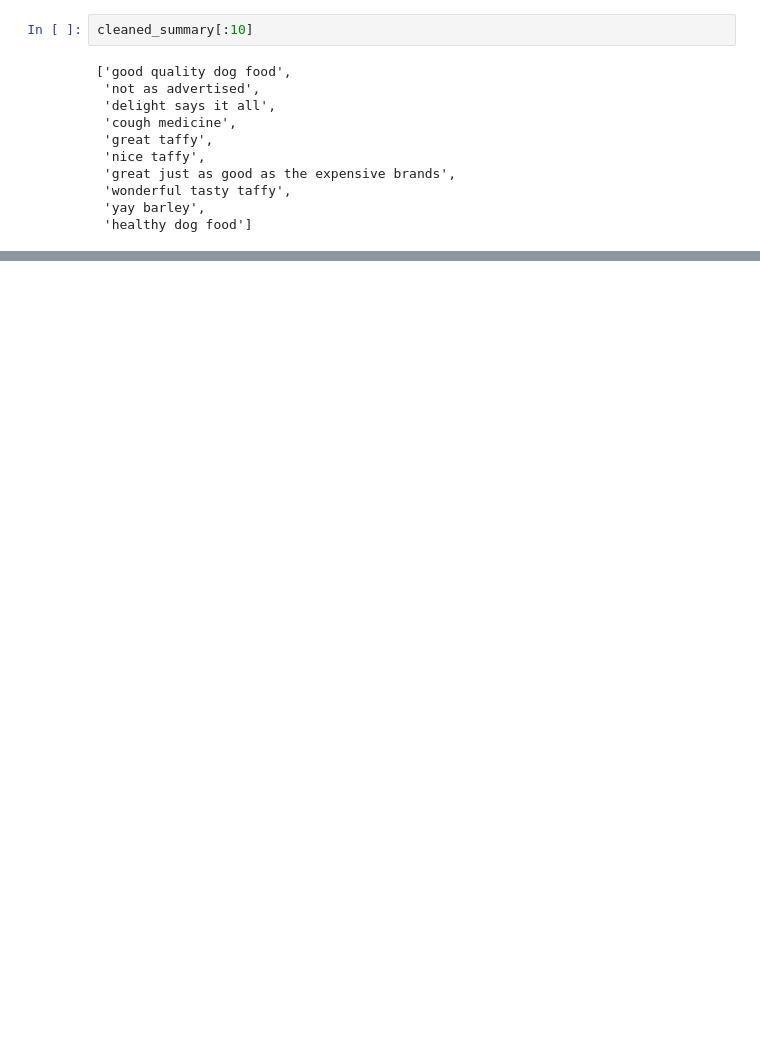
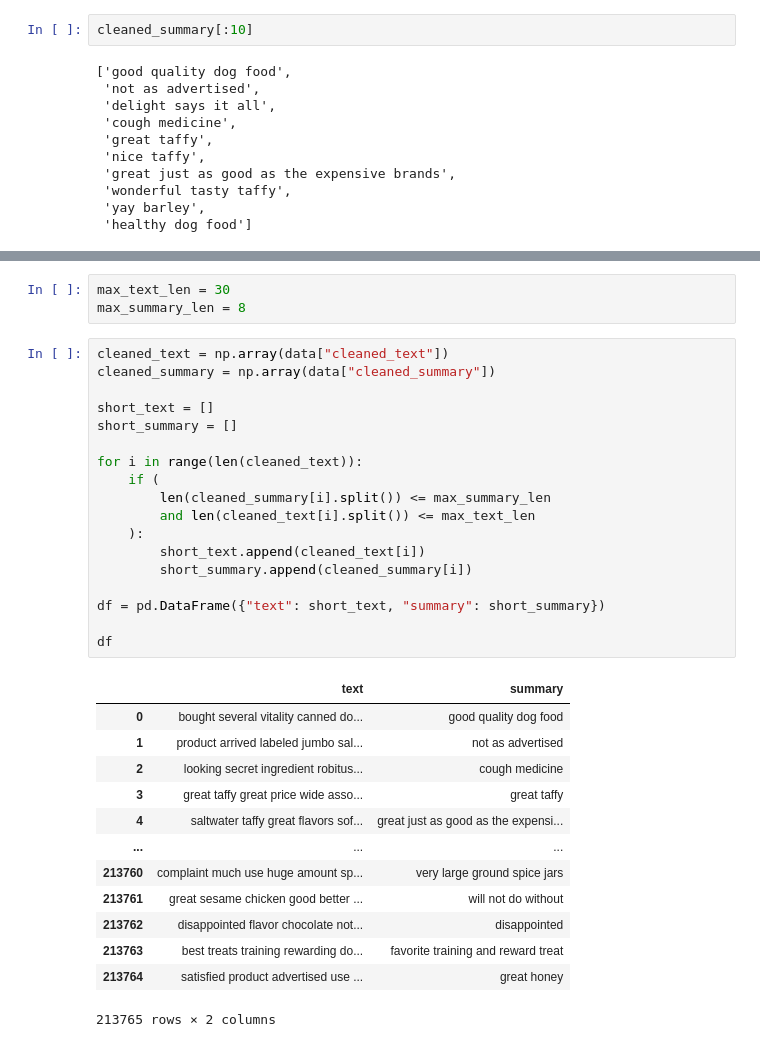
Before and after one commit to jeelmakani/nlp-text-summerization, a Jupyter notebook: text-summerize.ipynb, the cells around one changed output, grey strips where cells are left out. Saved outputs shown, nothing was run; the diff lists cells and outputs as text; blank space fills up the shorter version.

```diff
--- a/text-summerize.ipynb
+++ b/text-summerize.ipynb
@@ -204,0 +332,35 @@ data.dropna(axis=0,inplace=True)
+# %%
+max_text_len = 30
+max_summary_len = 8
+# %%
+cleaned_text = np.array(data["cleaned_text"])
+cleaned_summary = np.array(data["cleaned_summary"])
+
+short_text = []
+short_summary = []
+
+for i in range(len(cleaned_text)):
+    if (
+        len(cleaned_summary[i].split()) <= max_summary_len
+        and len(cleaned_text[i].split()) <= max_text_len
+    ):
+        short_text.append(cleaned_text[i])
+        short_summary.append(cleaned_summary[i])
+
+df = pd.DataFrame({"text": short_text, "summary": short_summary})
+
+df
+# %% [output]
+|  | text | summary |
+| 0 | bought several vitality canned do... | good quality dog food |
+| 1 | product arrived labeled jumbo sal... | not as advertised |
+| 2 | looking secret ingredient robitus... | cough medicine |
+| 3 | great taffy great price wide asso... | great taffy |
+| 4 | saltwater taffy great flavors sof... | great just as good as the expensi... |
+| ... | ... | ... |
+| 213760 | complaint much use huge amount sp... | very large ground spice jars |
+| 213761 | great sesame chicken good better ... | will not do without |
+| 213762 | disappointed flavor chocolate not... | disappointed |
+| 213763 | best treats training rewarding do... | favorite training and reward treat |
+| 213764 | satisfied product advertised use ... | great honey |
+213765 rows × 2 columns
```
Also changed, not shown: parts of 23 cells of this notebook, 4 other files.
